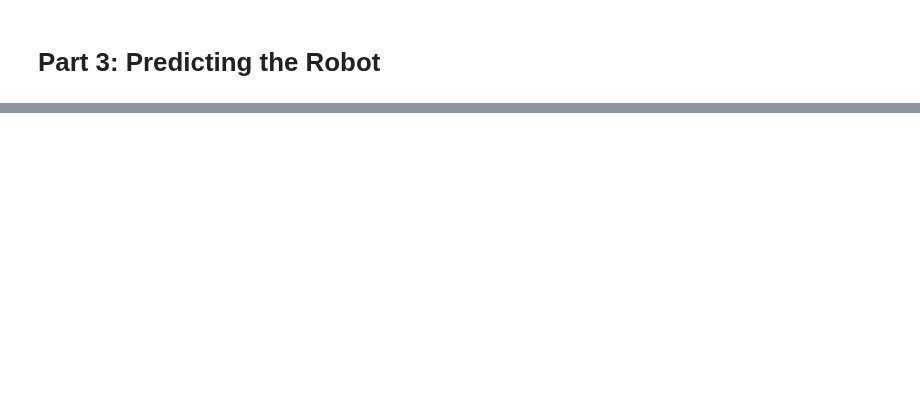
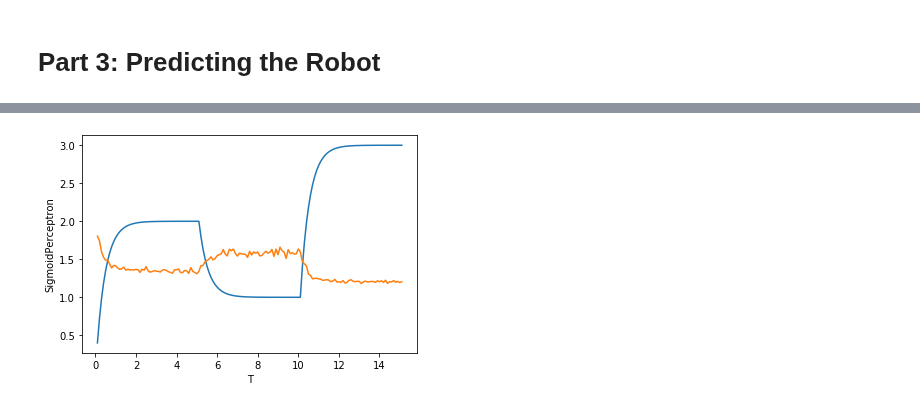
Before and after one commit to JamesDun2866/Computational-Science, a Jupyter notebook: Computational Science.ipynb, the cells around one changed output, grey strips where cells are left out. Saved outputs shown, nothing was run; the diff lists cells and outputs as text; code cells hidden in the pictures; blank space fills up the shorter version.

```diff
--- a/Computational Science.ipynb
+++ b/Computational Science.ipynb
@@ -396,0 +389,38 @@ Expected=3, Predicted=1
+# %%
+def train_weights_step(array, lr, epoch):
+    network_out = []
+    weights = random.uniform(0,1)
+    for epoch in range(epoch):
+        for a in array:
+            prediction = predict(a,weights)
+            network_out.append(prediction)
+            delta = a - prediction
+            weights = weights + lr * delta * a
+            error = delta
+            #print('>epoch=%d, lrate=%.3f, error=%.3f' % (epoch, lr, error))
+    return network_out
+
+def train_weights_sigmoid(array, lr, epoch):
+    network_out = []
+    weights = random.uniform(0,1)
+    for epoch in range(epoch):
+        for a in array:
+            prediction = predict_sigmoid(a,weights)
+            network_out.append(prediction)
+            delta = a - prediction
+            weights = weights + lr * delta * a
+            error = delta
+           # print('>epoch=%d, lrate=%.3f, error=%.3f' % (epoch, lr, error))
+    return network_out
+# %%
+SigmoidPerceptron = train_weights_sigmoid(Nosiedx,0.00000506,1)
+# %%
+StepPerceptron = train_weights_step(Nosiedx,0.00000506,1)
+# %%
+df1['StepPerceptron'] = StepPerceptron
+df1['SigmoidPerceptron'] = SigmoidPerceptron
+# %%
+Noiseplt = sns.lineplot(x="T", y="X", data=df1)
+Sigmoid = sns.lineplot(x="T", y="SigmoidPerceptron", data=df1)
+# %% [output]
+[figure, added]
```
Also changed, not shown: parts of 13 cells of this notebook.
